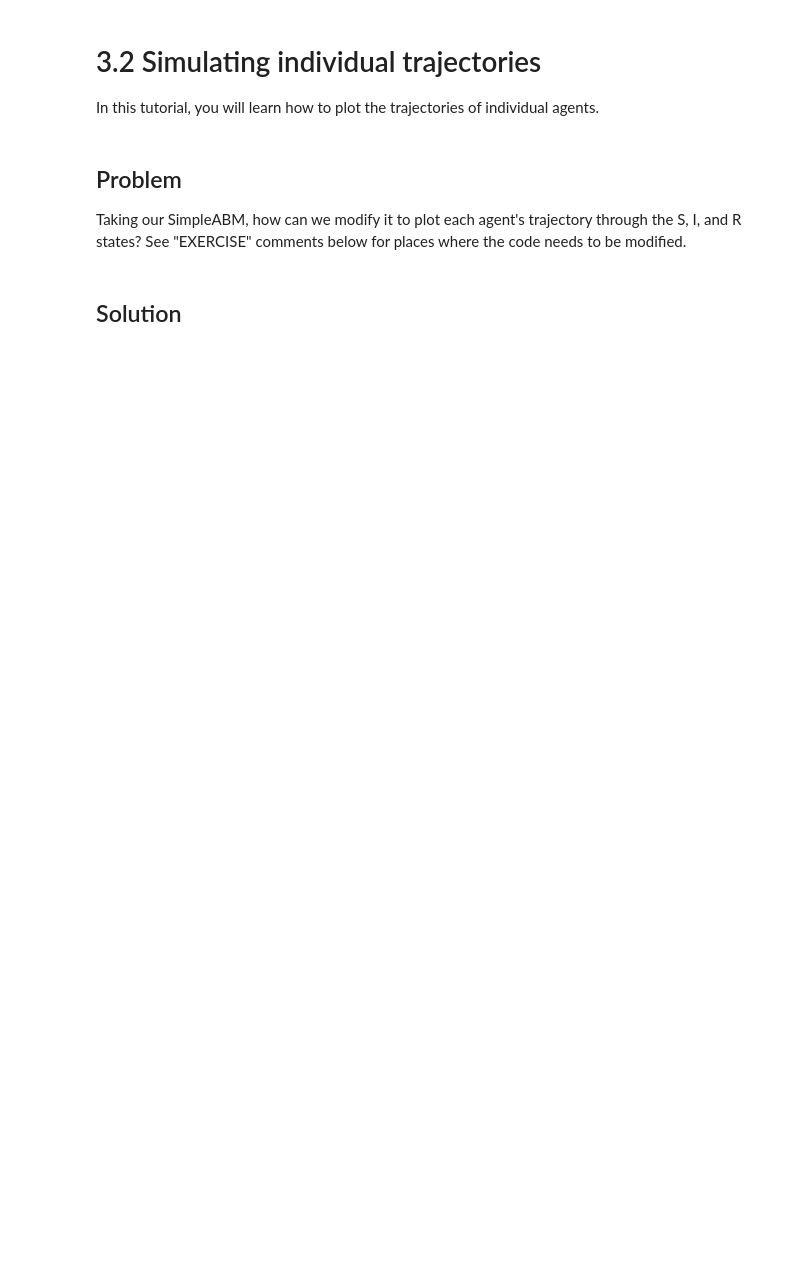
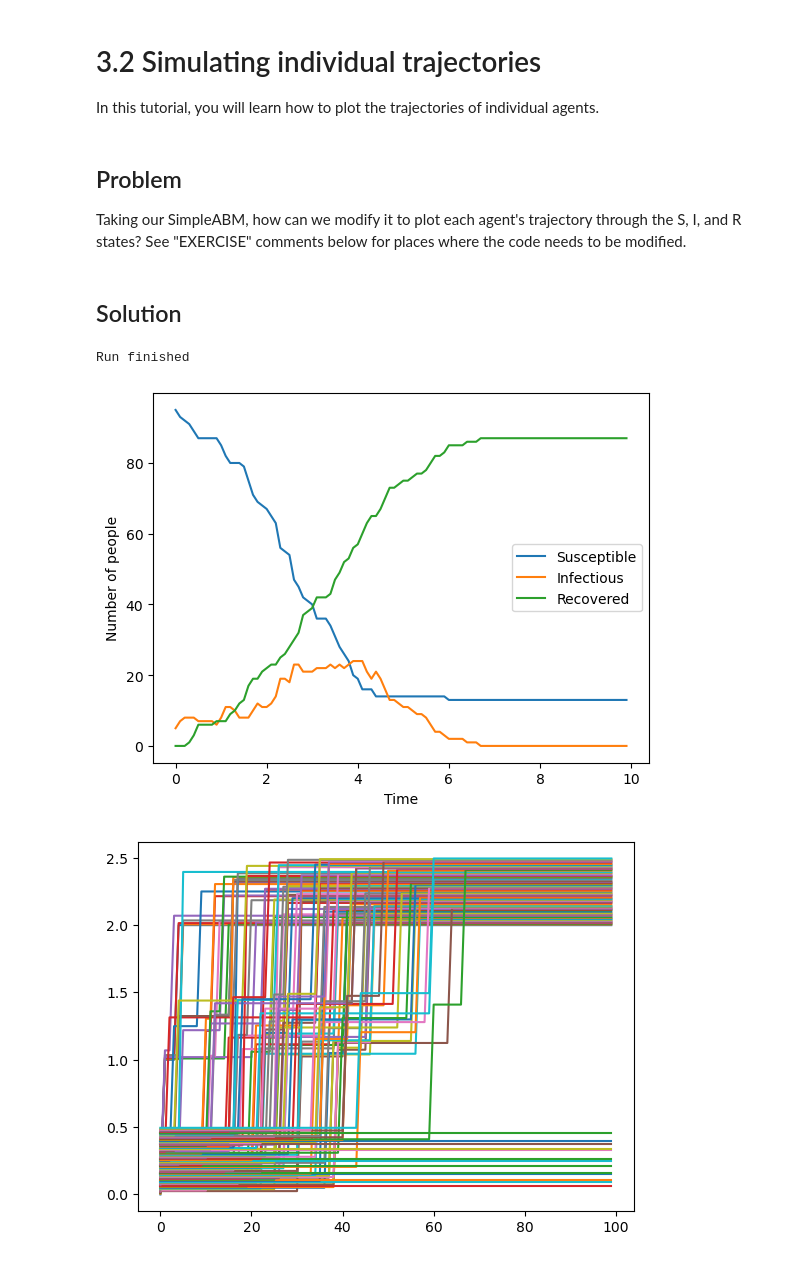
Before and after one commit to starsimhub/starsim_training, a Jupyter notebook: tutorials/tut3.2_trajectories.ipynb, the cells around one changed output. Drawn from its saved outputs; the diff is of its cells as text; code cells hidden in the pictures; blank space fills up the shorter version.

```diff
--- a/tutorials/tut3.2_trajectories.ipynb
+++ b/tutorials/tut3.2_trajectories.ipynb
@@ -200,7 +200,7 @@ class Sim:
         return S, I, R
 
     # EXERCISE: write a "check_state" function
-    def check_states(self, dy=0.005):
+    def check_states(self):
         out = []
         for person in self.people:
             if person.S:
@@ -234,30 +234,34 @@ class Sim:
             self.S[t+1] = S
             self.I[t+1] = I
             self.R[t+1] = R
 
             # EXERCISE: store state here
             self.states[t+1, :] = self.check_states()
 
         print('Run finished')
 
     def plot(self):
         pl.figure()
         pl.plot(self.time, self.S, label='Susceptible')
         pl.plot(self.time, self.I, label='Infectious')
         pl.plot(self.time, self.R, label='Recovered')
         pl.legend()
         pl.xlabel('Time')
         pl.ylabel('Number of people')
 
         # EXERCISE: plot state here
         pl.figure()
         for p in range(N):
             pl.plot(self.states[:,p]+p*0.005)
 
         pl.show()
 
 
 if __name__ == '__main__':
     sim = Sim()
     sim.run()
     sim.plot()
+# %% [output]
+Run finished
+[figure, added]
+[figure, added]
```
Also changed, not shown: 5 other files.
